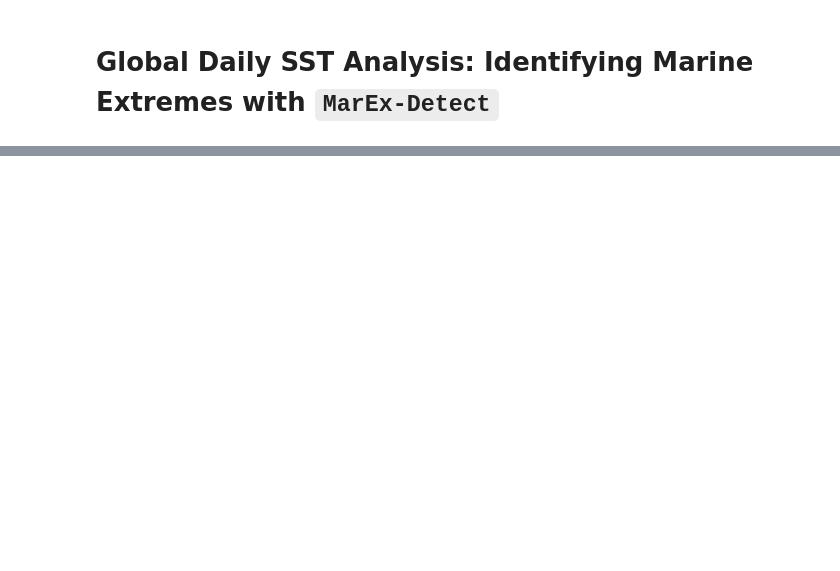
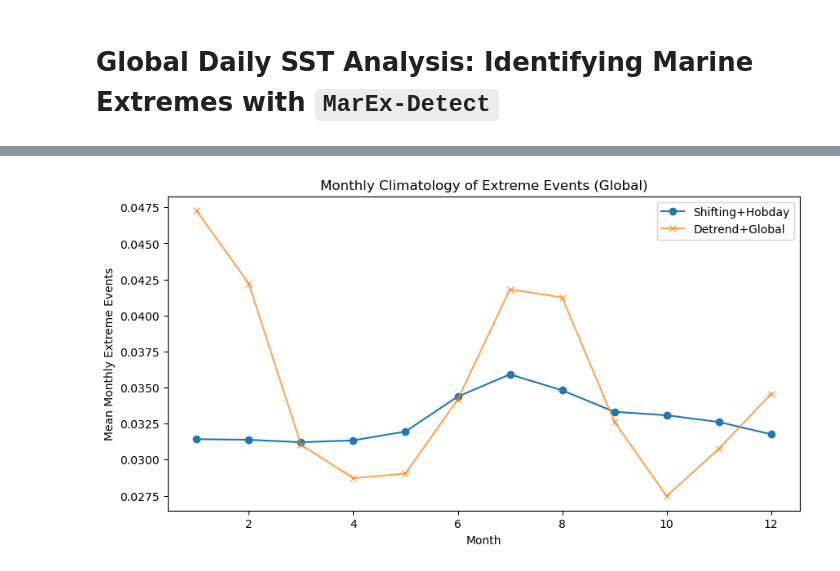
Before and after one commit to wienkers/marEx, a Jupyter notebook: examples/gridded data/01_preprocess_extremes.ipynb, the cells around one changed output, grey strips where cells are left out. Cells and saved outputs as stored; diff of their text form; code cells hidden in the pictures; blank space fills up the shorter version.

```diff
--- a/examples/gridded data/01_preprocess_extremes.ipynb
+++ b/examples/gridded data/01_preprocess_extremes.ipynb
@@ -75,0 +338,14 @@ extremes_ds.dat_detrend.to_zarr(file_name, mode='w')
+# %%
+monthly_shifting_clim = extremes_ds_shifting['extreme_events'].mean(dim=['lat', 'lon']).groupby('time.month').mean(dim='time')
+monthly_detrend_clim = extremes_ds_detrend['extreme_events'].mean(dim=['lat', 'lon']).groupby('time.month').mean(dim='time')
+
+plt.figure(figsize=(10, 5))
+monthly_shifting_clim.plot(label='Shifting+Hobday', marker='o')
+monthly_detrend_clim.plot(label='Detrend+Global', marker='x', alpha=0.7)
+plt.xlabel('Month')
+plt.ylabel('Mean Monthly Extreme Events')
+plt.title('Monthly Climatology of Extreme Events (Global)')
+plt.legend()
+plt.show()
+# %% [output]
+[figure, added]
```
Also changed, not shown: parts of 23 cells of this notebook, 2 other files.
